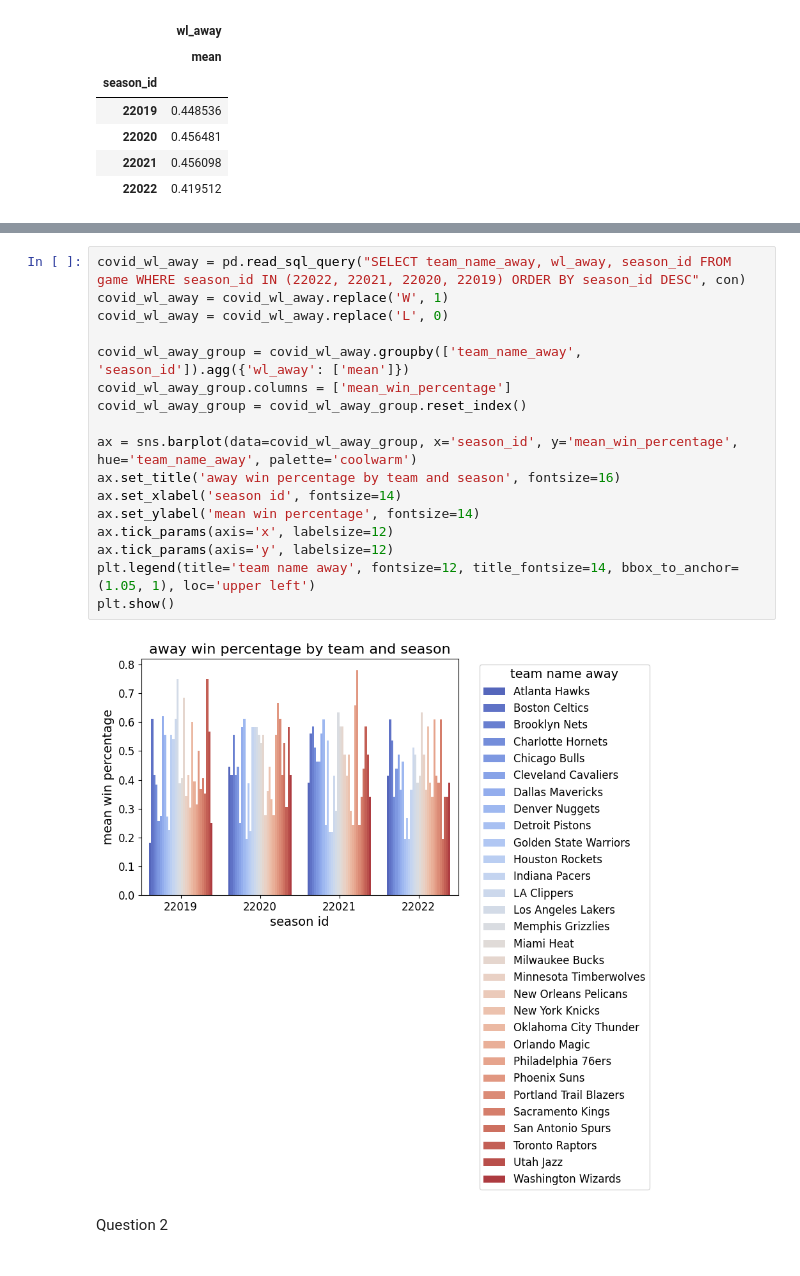
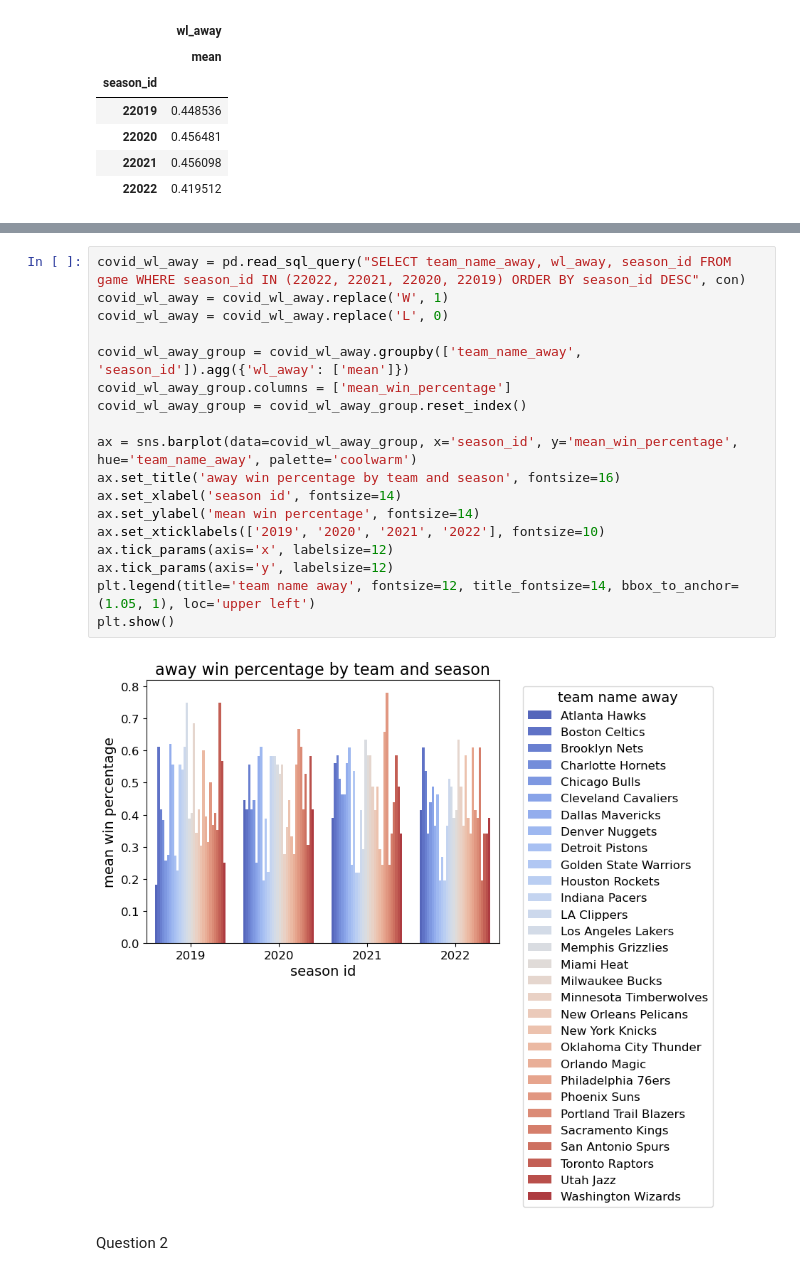
Before and after one commit to thezachdrake/UMD-INST627-Fall2024, a Jupyter notebook: inclass.ipynb, the cells around one changed output, grey strips where cells are left out. Drawn from its saved outputs; the diff is of its cells as text.

```diff
--- a/inclass.ipynb
+++ b/inclass.ipynb
@@ -114,22 +119,23 @@ plt.show()
 # %%
 covid_wl_away = pd.read_sql_query("SELECT team_name_away, wl_away, season_id FROM game WHERE season_id IN (22022, 22021, 22020, 22019) ORDER BY season_id DESC", con)
 covid_wl_away = covid_wl_away.replace('W', 1)
 covid_wl_away = covid_wl_away.replace('L', 0)
 
 covid_wl_away_group = covid_wl_away.groupby(['team_name_away', 'season_id']).agg({'wl_away': ['mean']})
 covid_wl_away_group.columns = ['mean_win_percentage']
 covid_wl_away_group = covid_wl_away_group.reset_index()
 
 ax = sns.barplot(data=covid_wl_away_group, x='season_id', y='mean_win_percentage', hue='team_name_away', palette='coolwarm')
 ax.set_title('away win percentage by team and season', fontsize=16)
 ax.set_xlabel('season id', fontsize=14)
 ax.set_ylabel('mean win percentage', fontsize=14)
+ax.set_xticklabels(['2019', '2020', '2021', '2022'], fontsize=10)
 ax.tick_params(axis='x', labelsize=12)
 ax.tick_params(axis='y', labelsize=12)
 plt.legend(title='team name away', fontsize=12, title_fontsize=14, bbox_to_anchor=(1.05, 1), loc='upper left')
 plt.show()
 # %% [output]
-[figure, old version]
+[figure, new version]
 # %% [markdown]
 Question 2
 # %% [markdown]
```
Also changed, not shown: parts of 40 cells of this notebook.
